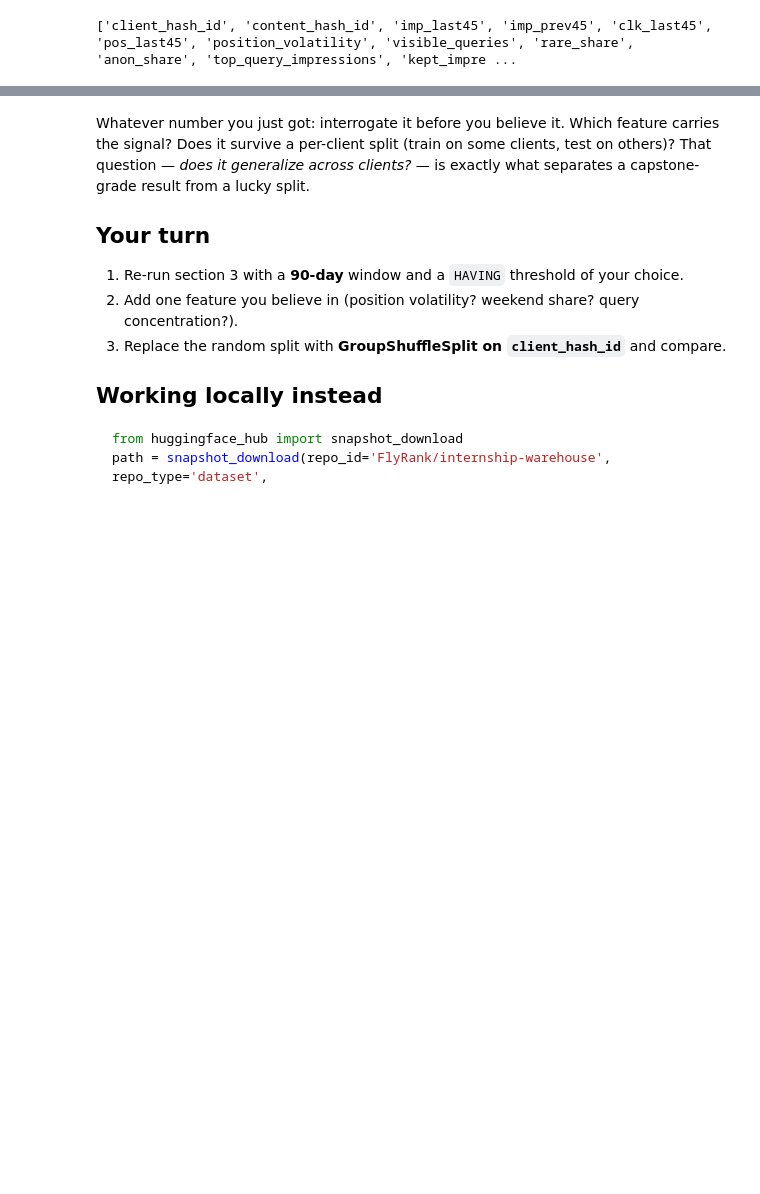
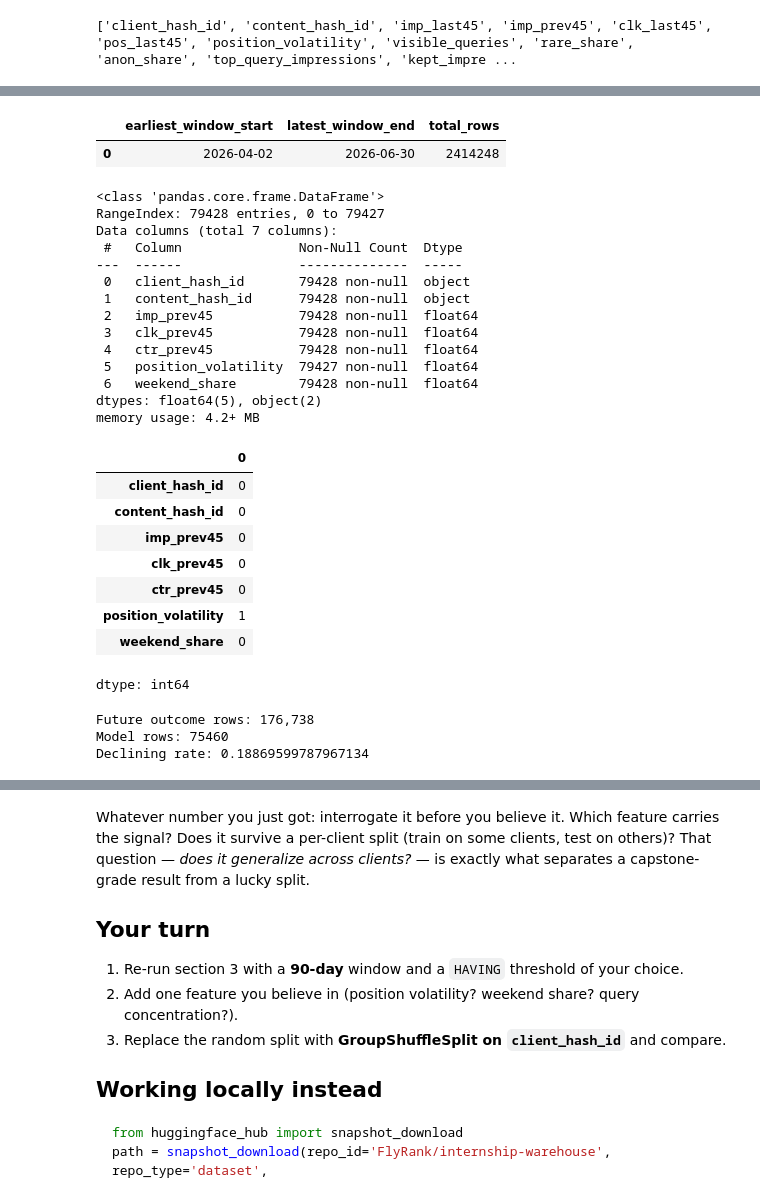
Before and after one commit to Sarahnjunge/starter-notebooks, a Jupyter notebook: notebooks/03_working_with_the_full_release.ipynb, the cells around one changed output, grey strips where cells are left out. Cells and saved outputs as stored; diff of their text form; code cells hidden in the pictures; blank space fills up the shorter version.

```diff
--- a/notebooks/03_working_with_the_full_release.ipynb
+++ b/notebooks/03_working_with_the_full_release.ipynb
@@ -208,0 +379,78 @@ print(data.columns.tolist())
+# %%
+query_dates = con.sql(f"""
+    SELECT
+        MIN(window_start) AS earliest_window_start,
+        MAX(window_end) AS latest_window_end,
+        COUNT(*) AS total_rows
+    FROM {TABLES['fact_query_90d']}
+""").df()
+
+query_dates
+# %% [output]
+|  | earliest_window_start | latest_window_end | total_rows |
+| 0 | 2026-04-02 | 2026-06-30 | 2414248 |
+# %%
+features.info()
+features.isna().sum()
+# %% [output]
+<class 'pandas.core.frame.DataFrame'>
+RangeIndex: 79428 entries, 0 to 79427
+Data columns (total 7 columns):
+ #   Column               Non-Null Count  Dtype
+---  ------               --------------  -----
+ 0   client_hash_id       79428 non-null  object
+ 1   content_hash_id      79428 non-null  object
+ 2   imp_prev45           79428 non-null  float64
+ 3   clk_prev45           79428 non-null  float64
+ 4   ctr_prev45           79428 non-null  float64
+ 5   position_volatility  79427 non-null  float64
+ 6   weekend_share        79428 non-null  float64
+dtypes: float64(5), object(2)
+memory usage: 4.2+ MB
+|  | 0 |
+| client_hash_id | 0 |
+| content_hash_id | 0 |
+| imp_prev45 | 0 |
+| clk_prev45 | 0 |
+| ctr_prev45 | 0 |
+| position_volatility | 1 |
+| weekend_share | 0 |
+dtype: int64
+# %%
+future_outcome = con.sql(f"""
+    SELECT
+        client_hash_id,
+        content_hash_id,
+        SUM(gsc_impressions) AS imp_future30
+
+    FROM {TABLES['fact_daily']}
+
+    WHERE report_date >= DATE '2026-03-01'
+      AND report_date < DATE '2026-04-01'
+      AND gsc_data_available IS TRUE
+
+    GROUP BY
+        client_hash_id,
+        content_hash_id
+""").df()
+
+print(f"Future outcome rows: {len(future_outcome):,}")
+future_outcome.head()
+
+data = features.merge(
+    future_outcome,
+    on=['client_hash_id', 'content_hash_id'],
+    how='inner'
+)
+
+data['is_declining'] = (
+    (data['imp_future30'] / 30)
+    < 0.8 * (data['imp_prev45'] / 45)
+).astype(int)
+
+print("Model rows:", len(data))
+print("Declining rate:", data['is_declining'].mean())
+# %% [output]
+Future outcome rows: 176,738
+Model rows: 75460
+Declining rate: 0.18869599787967134
```
Also changed, not shown: parts of 14 cells of this notebook.
